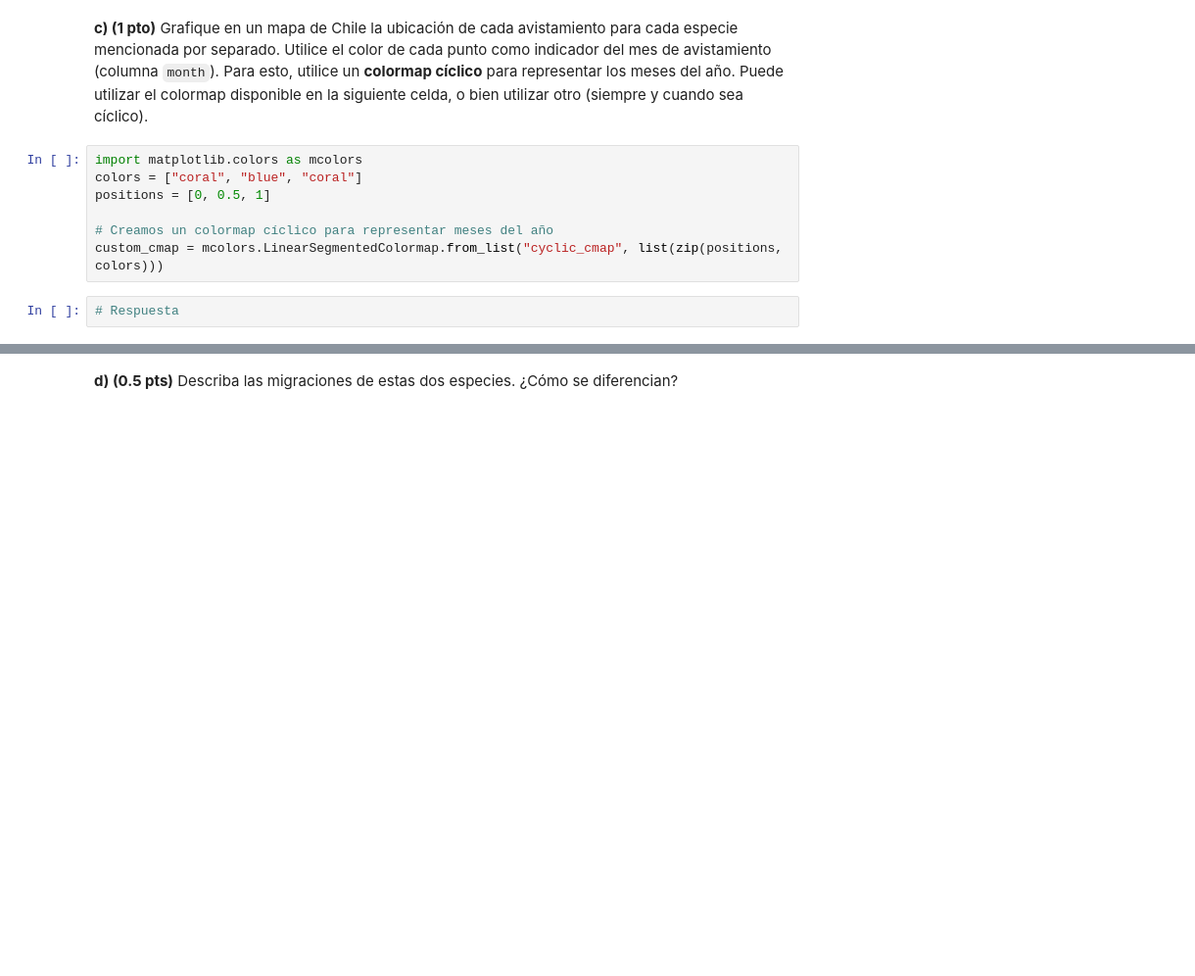
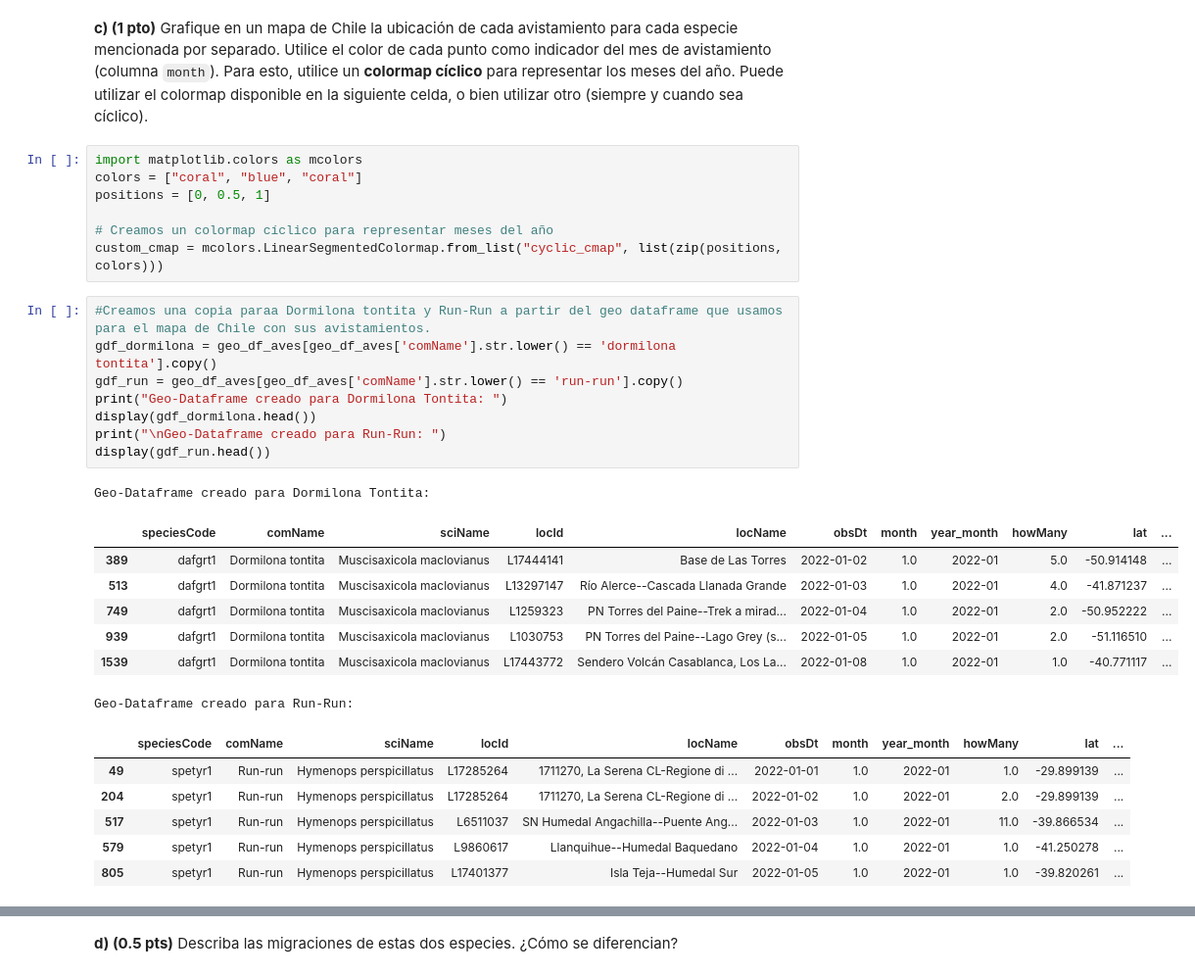
Before and after one commit to BenjaCidR/IMT2200-BENJAMIN-CID, a Jupyter notebook: Tareas/tarea 02/IMT2200-25s2 - Tarea 02.ipynb, the cells around one changed output, grey strips where cells are left out. Shown: that part at 98% size. Drawn from its saved outputs; the diff is of its cells as text; blank space fills up the shorter version.

```diff
--- a/Tareas/tarea 02/IMT2200-25s2 - Tarea 02.ipynb
+++ b/Tareas/tarea 02/IMT2200-25s2 - Tarea 02.ipynb
@@ -631,4 +583,25 @@ positions = [0, 0.5, 1]
 # Creamos un colormap cíclico para representar meses del año
 custom_cmap = mcolors.LinearSegmentedColormap.from_list("cyclic_cmap", list(zip(positions, colors)))
 # %%
-# Respuesta
+#Creamos una copia paraa Dormilona tontita y Run-Run a partir del geo dataframe que usamos para el mapa de Chile con sus avistamientos.
+gdf_dormilona = geo_df_aves[geo_df_aves['comName'].str.lower() == 'dormilona tontita'].copy()
+gdf_run = geo_df_aves[geo_df_aves['comName'].str.lower() == 'run-run'].copy()
+print("Geo-Dataframe creado para Dormilona Tontita: ")
+display(gdf_dormilona.head())
+print("\nGeo-Dataframe creado para Run-Run: ")
+display(gdf_run.head())
+# %% [output]
+Geo-Dataframe creado para Dormilona Tontita:
+|  | speciesCode | comName | sciName | locId | locName | obsDt | month | year_month | howMany | lat | ... |
+| 389 | dafgrt1 | Dormilona tontita | Muscisaxicola maclovianus | L17444141 | Base de Las Torres | 2022-01-02 | 1.0 | 2022-01 | 5.0 | -50.914148 | ... |
+| 513 | dafgrt1 | Dormilona tontita | Muscisaxicola maclovianus | L13297147 | Río Alerce--Cascada Llanada Grande | 2022-01-03 | 1.0 | 2022-01 | 4.0 | -41.871237 | ... |
+| 749 | dafgrt1 | Dormilona tontita | Muscisaxicola maclovianus | L1259323 | PN Torres del Paine--Trek a mirad... | 2022-01-04 | 1.0 | 2022-01 | 2.0 | -50.952222 | ... |
+| 939 | dafgrt1 | Dormilona tontita | Muscisaxicola maclovianus | L1030753 | PN Torres del Paine--Lago Grey (s... | 2022-01-05 | 1.0 | 2022-01 | 2.0 | -51.116510 | ... |
+| 1539 | dafgrt1 | Dormilona tontita | Muscisaxicola maclovianus | L17443772 | Sendero Volcán Casablanca, Los La... | 2022-01-08 | 1.0 | 2022-01 | 1.0 | -40.771117 | ... |
+Geo-Dataframe creado para Run-Run:
+|  | speciesCode | comName | sciName | locId | locName | obsDt | month | year_month | howMany | lat | ... |
+| 49 | spetyr1 | Run-run | Hymenops perspicillatus | L17285264 | 1711270, La Serena CL-Regione di ... | 2022-01-01 | 1.0 | 2022-01 | 1.0 | -29.899139 | ... |
+| 204 | spetyr1 | Run-run | Hymenops perspicillatus | L17285264 | 1711270, La Serena CL-Regione di ... | 2022-01-02 | 1.0 | 2022-01 | 2.0 | -29.899139 | ... |
+| 517 | spetyr1 | Run-run | Hymenops perspicillatus | L6511037 | SN Humedal Angachilla--Puente Ang... | 2022-01-03 | 1.0 | 2022-01 | 11.0 | -39.866534 | ... |
+| 579 | spetyr1 | Run-run | Hymenops perspicillatus | L9860617 | Llanquihue--Humedal Baquedano | 2022-01-04 | 1.0 | 2022-01 | 1.0 | -41.250278 | ... |
+| 805 | spetyr1 | Run-run | Hymenops perspicillatus | L17401377 | Isla Teja--Humedal Sur | 2022-01-05 | 1.0 | 2022-01 | 1.0 | -39.820261 | ... |
```
Also changed, not shown: parts of 9 cells of this notebook, 1 other file.
